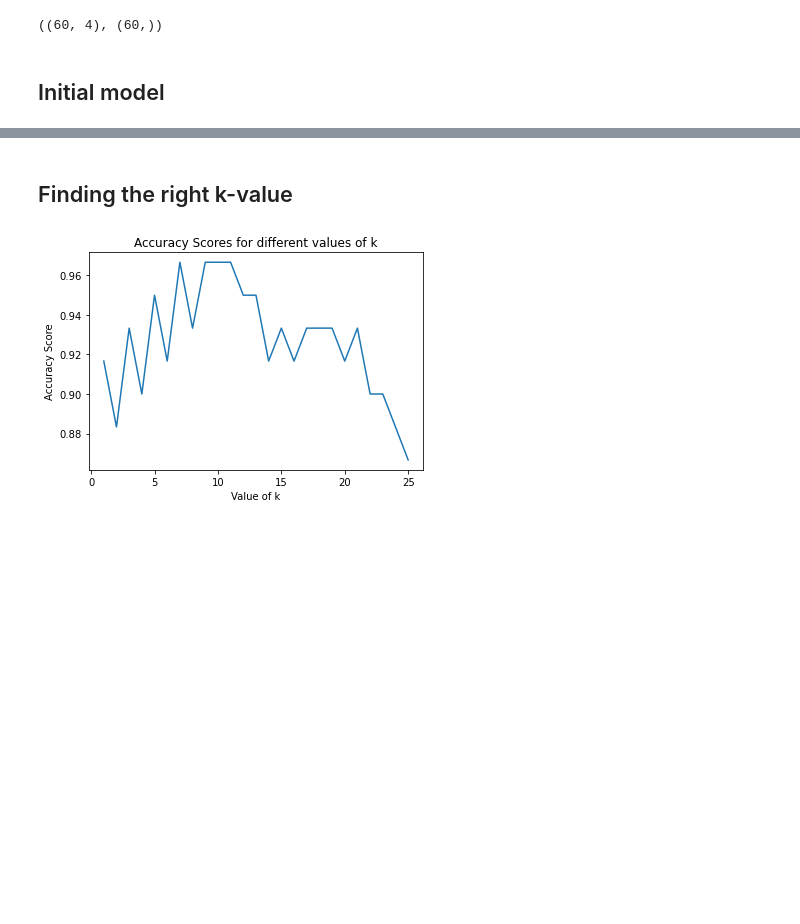
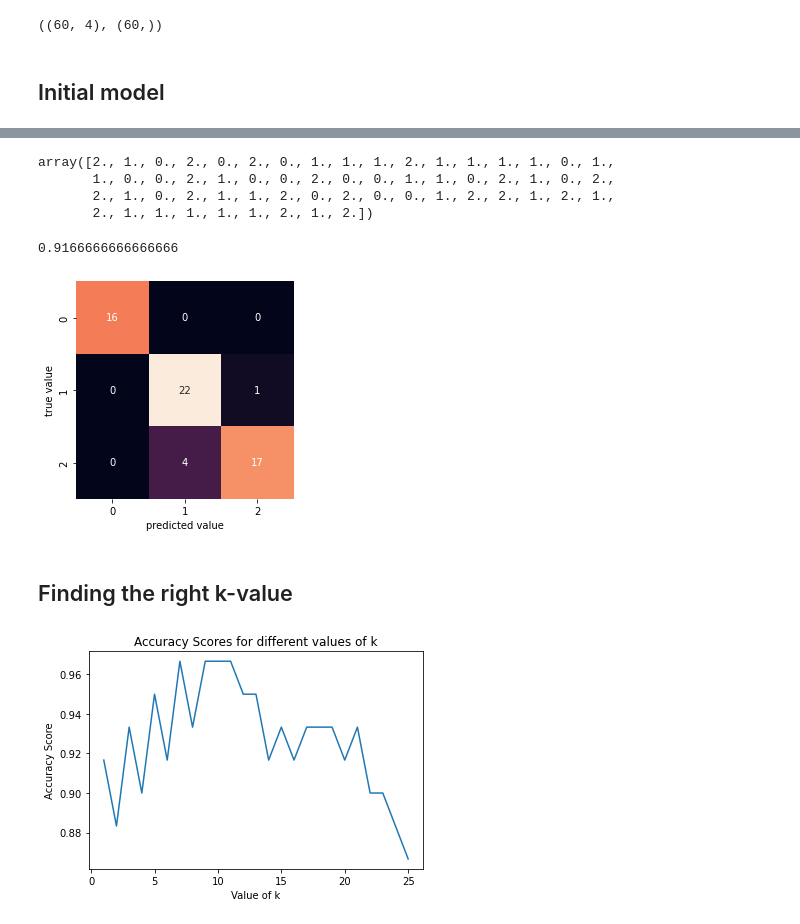
Before and after one commit to Tuchsanai/152-478-Introduction-to-Deep-Learning-for-Artificial-Intelligence-Engineering, a Jupyter notebook: 03_2_Analysis/1_k_nearest_neighbor_knn_tutorial.ipynb, the cells around one changed output, grey strips where cells are left out. Cells and saved outputs as stored; diff of their text form; code cells hidden in the pictures; blank space fills up the shorter version.

```diff
--- a/03_2_Analysis/1_k_nearest_neighbor_knn_tutorial.ipynb
+++ b/03_2_Analysis/1_k_nearest_neighbor_knn_tutorial.ipynb
@@ -142,0 +142,3 @@ print(knn.score(X_test, y_test))
+# %%
+#predicting output for test data
+pred = knn.predict(X_test)
@@ -143,3 +165,24 @@ print(knn.score(X_test, y_test))
+# %%
+pred
+# %% [output]
+array([2., 1., 0., 2., 0., 2., 0., 1., 1., 1., 2., 1., 1., 1., 1., 0., 1.,
+       1., 0., 0., 2., 1., 0., 0., 2., 0., 0., 1., 1., 0., 2., 1., 0., 2.,
+       2., 1., 0., 2., 1., 1., 2., 0., 2., 0., 0., 1., 2., 2., 1., 2., 1.,
+       2., 1., 1., 1., 1., 1., 2., 1., 2.])
+# %%
+print(knn.score(X_test, y_test))
+# %% [output]
+0.9166666666666666
+# %%
+from sklearn.metrics import confusion_matrix
+
+mat = confusion_matrix(y_test, pred)
+
+sns.heatmap(mat, square=True, annot=True, cbar=False)
+plt.xlabel('predicted value')
+plt.ylabel('true value');
+# %% [output]
+[figure, added]
 # %% [markdown]
 ## Finding the right k-value
 # %%
```
Also changed, not shown: parts of 2 cells of this notebook.
